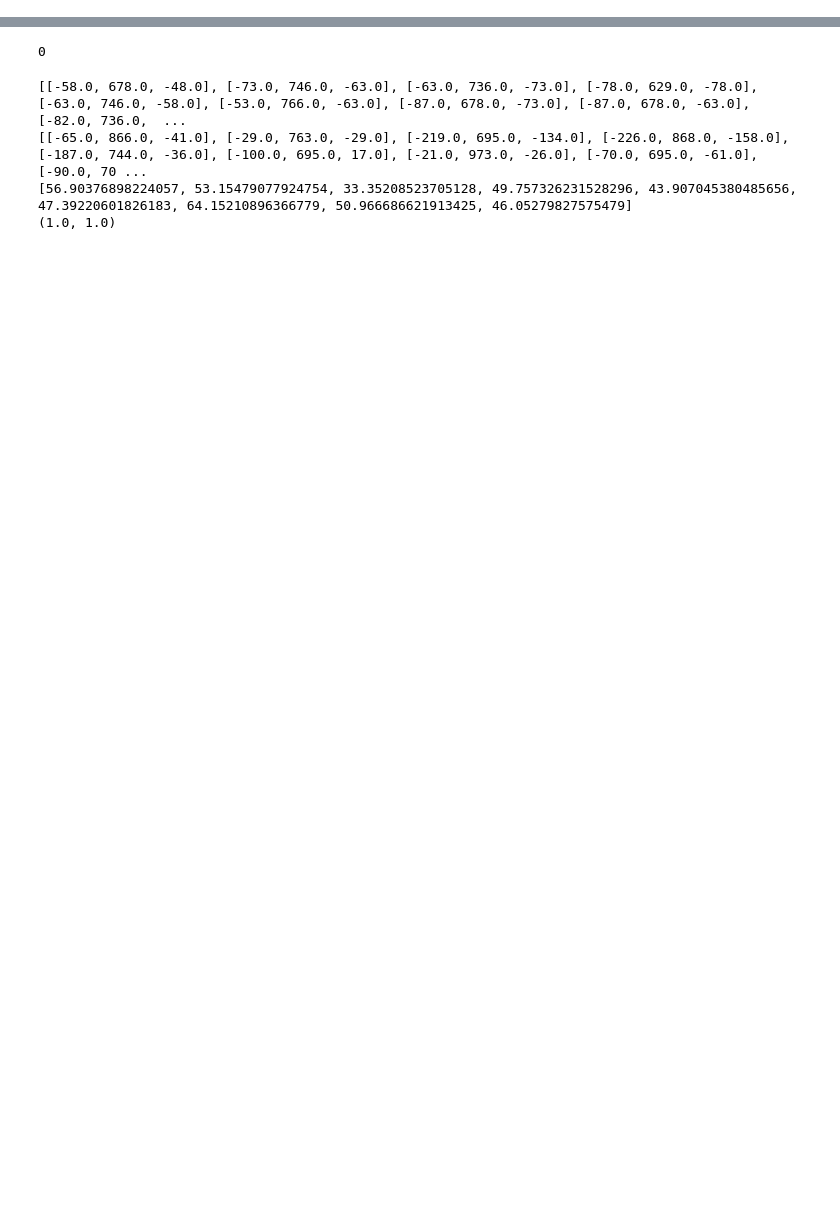
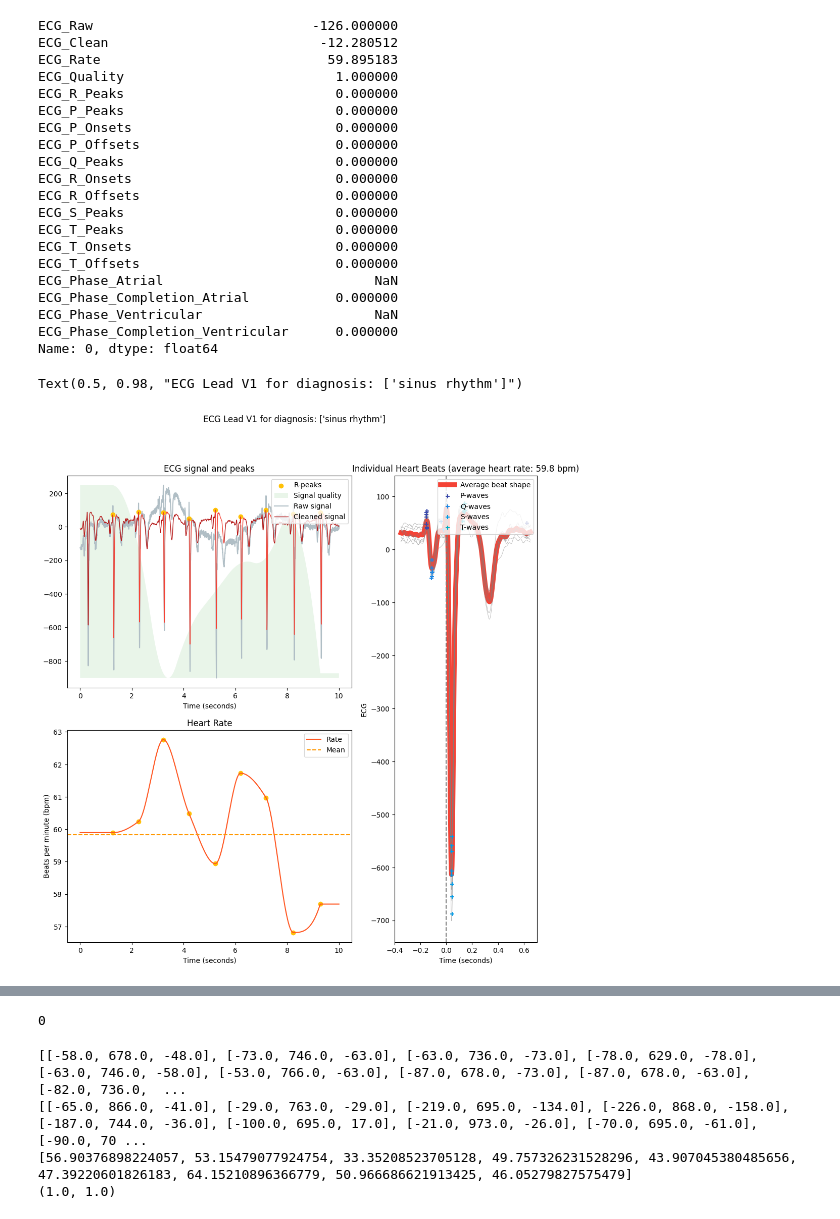
Before and after one commit to ispmor/multibranch-architecture, a Jupyter notebook: notebooks/signal_analysis_for_domain_knowledge.ipynb, the cells around one changed output, grey strips where cells are left out. Cells and saved outputs as stored; diff of their text form; code cells hidden in the pictures; blank space fills up the shorter version.

```diff
--- a/notebooks/signal_analysis_for_domain_knowledge.ipynb
+++ b/notebooks/signal_analysis_for_domain_knowledge.ipynb
@@ -75 +79,35 @@ bpm
 [figure]
+# %%
+signals_V6, info_V6 = nk.ecg_process(recording_good[6], sampling_rate=500)
+print(signals_V6.iloc[0])
+
+# Visualise the processing
+
+#This plot is good but R peaks are totally wrong (they should be at the lowest peak).
+nk.ecg_plot(signals_V6, info_V6)
+fig = plt.gcf()
+fig.set_size_inches(12, 12, forward=True)
+fig.suptitle(f"ECG Lead V1 for diagnosis: {current_abbreviations}")
+# %% [output]
+ECG_Raw                            -126.000000
+ECG_Clean                           -12.280512
+ECG_Rate                             59.895183
+ECG_Quality                           1.000000
+ECG_R_Peaks                           0.000000
+ECG_P_Peaks                           0.000000
+ECG_P_Onsets                          0.000000
+ECG_P_Offsets                         0.000000
+ECG_Q_Peaks                           0.000000
+ECG_R_Onsets                          0.000000
+ECG_R_Offsets                         0.000000
+ECG_S_Peaks                           0.000000
+ECG_T_Peaks                           0.000000
+ECG_T_Onsets                          0.000000
+ECG_T_Offsets                         0.000000
+ECG_Phase_Atrial                           NaN
+ECG_Phase_Completion_Atrial           0.000000
+ECG_Phase_Ventricular                      NaN
+ECG_Phase_Completion_Ventricular      0.000000
+Name: 0, dtype: float64
+Text(0.5, 0.98, "ECG Lead V1 for diagnosis: ['sinus rhythm']")
+[figure, added]
```
Also changed, not shown: parts of 18 cells of this notebook.
